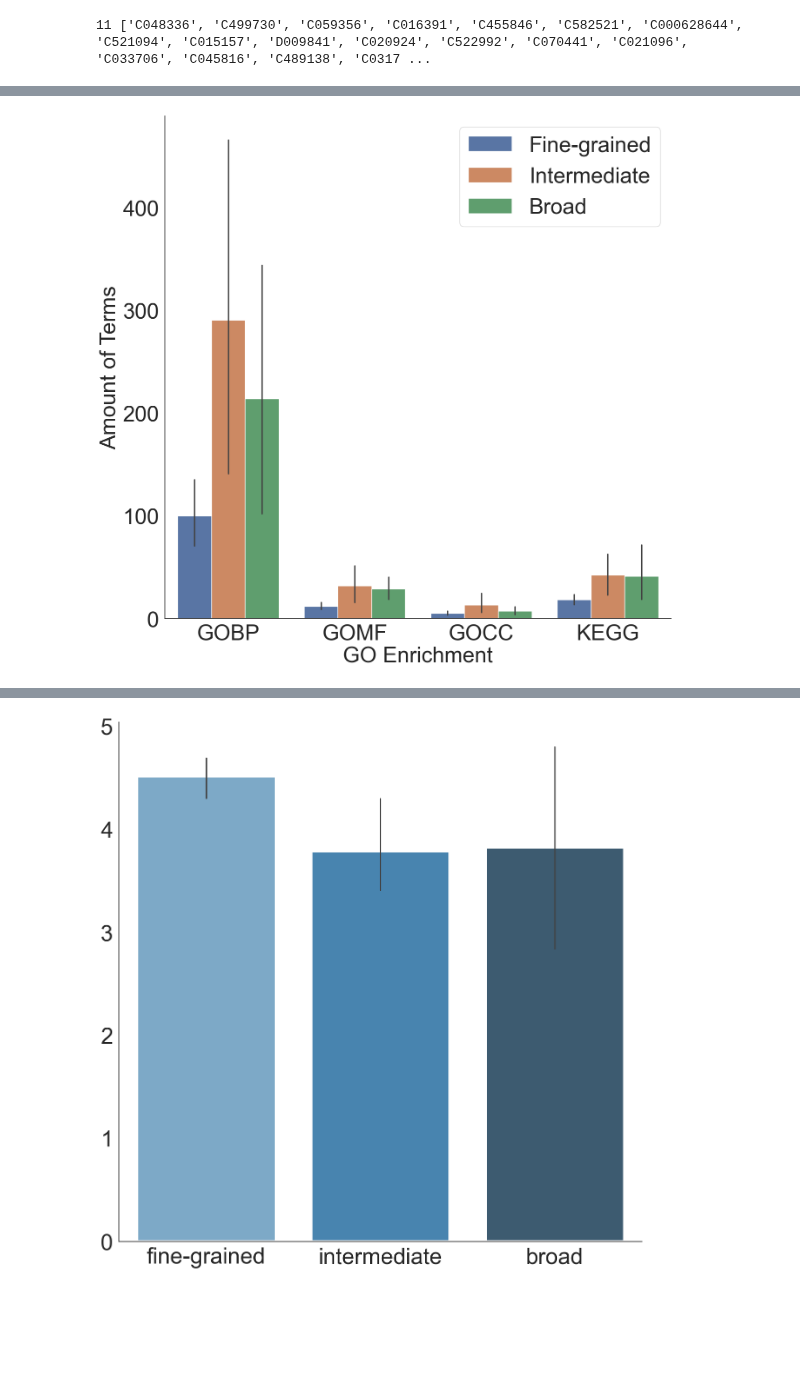
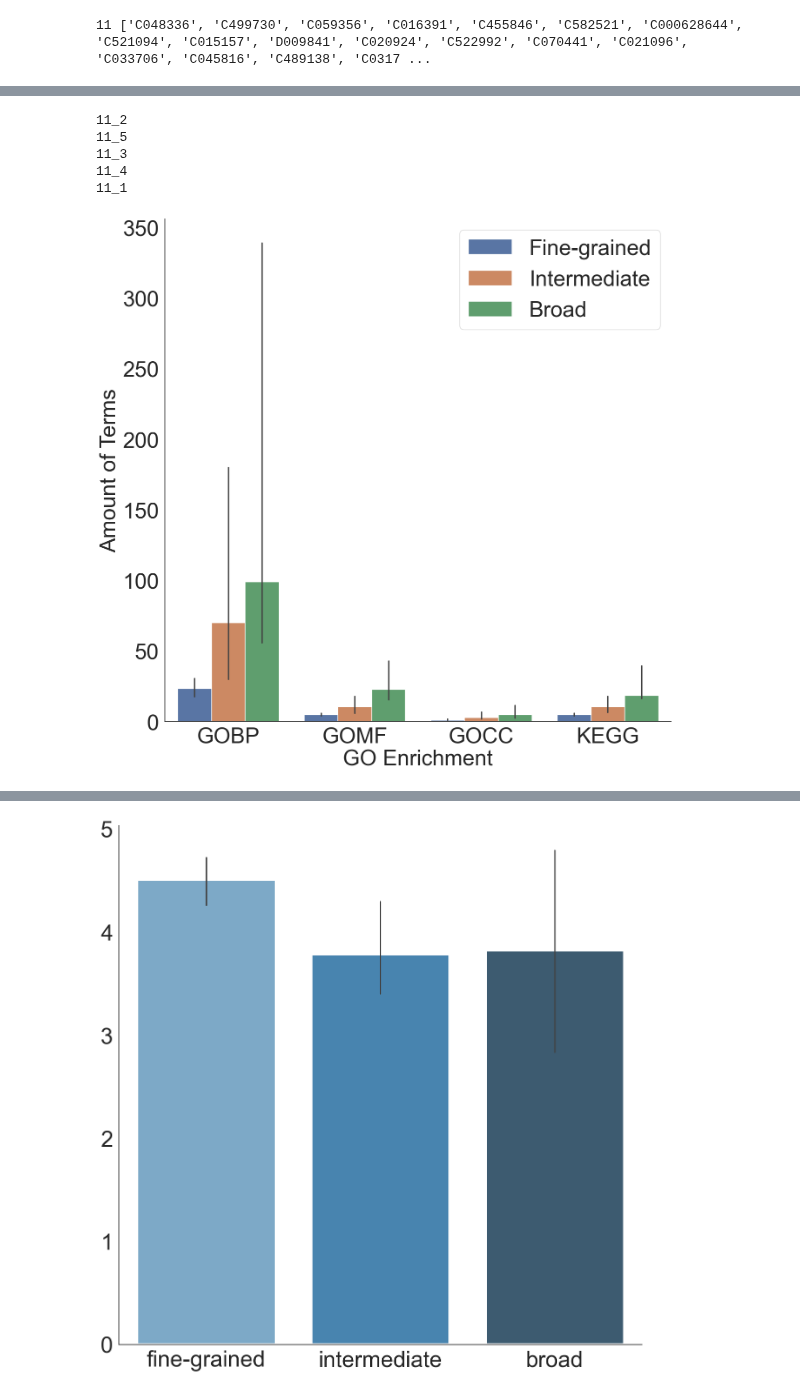
Before and after one commit to menchelab/Exposome, a Jupyter notebook: Exp_fin_4_5_Louvain_Cluster_weighted.ipynb, the cells around one changed output, grey strips where cells are left out. Cells and saved outputs as stored; diff of their text form; code cells hidden in the pictures; blank space fills up the shorter version.

Commit message:
EEN Communities Enrichment

```diff
--- a/Exp_fin_4_5_Louvain_Cluster_weighted.ipynb
+++ b/Exp_fin_4_5_Louvain_Cluster_weighted.ipynb
@@ -202,7 +202,7 @@ def sample_connected_component(graph, sample_size):
     return subgraph
 
 # Sample a connected component of desired size
-sample_size = 2000
+sample_size = 100
 
 try:
     subgraph = sample_connected_component(bipartite_G, sample_size)
@@ -958,11 +1051,21 @@ for com, explsit in broad_communities_dict.items():
+# %%
+for k in middle_communities_dict.keys():
+    if '11_' in k:
+        print(k)
+# %% [output]
+11_2
+11_5
+11_3
+11_4
+11_1
 # %%
-with open('output/Communities/Louvain/ji_fine_grained_communities_dict.pickle', 'rb') as handle:
+with open('output/Communities/Louvain/weighted_ji_fine_grained_communities_dict.pickle', 'rb') as handle:
     ee_first_louvain_iteration_exposures = pk.load(handle)
 
-with open('output/Communities/Louvain/ji_middle_communities_dict.pickle', 'rb') as handle:
+with open('output/Communities/Louvain/weighted_ji_middle_communities_dict.pickle', 'rb') as handle:
     ee_second_louvain_iteration_exposures = pk.load(handle)
 
-with open('output/Communities/Louvain/ji_broad_communities_dict.pickle', 'rb') as handle:
+with open('output/Communities/Louvain/weighted_ji_broad_communities_dict.pickle', 'rb') as handle:
     ee_third_louvain_iteration_exposures = pk.load(handle)
 
 
@@ -1063,7 +1166,7 @@ for com,explist in ee_first_louvain_iteration_exposures.items():
     gene_list=[]
     rank_genelist=[]
     if len(explist)>1:
-        G_sub = nx.subgraph(backbone_ss_exposure_network,explist)   #let's create the subgraph corresponding to the cluster
+        G_sub = nx.subgraph(filtered_weighted_exp_graph_significant,explist)   #let's create the subgraph corresponding to the cluster
         for edge in G_sub.edges():
             overlap_geneset=chem_gene_cleaned[edge[0]] & chem_gene_cleaned[edge[1]]
             for gene in overlap_geneset:
@@ -1089,7 +1192,7 @@ for com,explist in ee_second_louvain_iteration_exposures.items():
     gene_list=[]
     rank_genelist=[]
     if len(explist)>1:
-        G_sub = nx.subgraph(backbone_ss_exposure_network,explist)   #let's create the subgraph corresponding to the cluster
+        G_sub = nx.subgraph(filtered_weighted_exp_graph_significant,explist)   #let's create the subgraph corresponding to the cluster
         for edge in G_sub.edges():
             overlap_geneset=chem_gene_cleaned[edge[0]] & chem_gene_cleaned[edge[1]]
             for gene in overlap_geneset:
@@ -1115,7 +1218,7 @@ for com,explist in ee_third_louvain_iteration_exposures.items():
     gene_list=[]
     rank_genelist=[]
     if len(explist)>1:
-        G_sub = nx.subgraph(backbone_ss_exposure_network,explist)   #let's create the subgraph corresponding to the cluster
+        G_sub = nx.subgraph(filtered_weighted_exp_graph_significant,explist)   #let's create the subgraph corresponding to the cluster
         for edge in G_sub.edges():
             overlap_geneset=chem_gene_cleaned[edge[0]] & chem_gene_cleaned[edge[1]]
             for gene in overlap_geneset:
@@ -1567,36 +1670,36 @@ for i in broad_communities_gocc_len:
     num_terms_list.append(i)
     level_list.append("Broad")
 
 for i in broad_communities_kegg_len:
     status_list.append("KEGG")
     num_terms_list.append(i)
     level_list.append("Broad")
 
 go_com_df['Status']=status_list
 go_com_df['Enriched Terms']=num_terms_list
 go_com_df['Hierarchy']=level_list
 
 
 # Create a boxplot using seaborn
 fig, ax = plt.subplots(figsize=(15, 15))
 sns.set(style="white")
 
-g=sns.barplot(x='Status', y='Enriched Terms', hue='Hierarchy', data=go_com_df)
+g=sns.barplot(x='Status', y='Enriched Terms', hue='Hierarchy', estimator='median',data=go_com_df)
 #g.set_yscale("log")
 ax.spines['top'].set_visible(False)
 ax.spines['right'].set_visible(False)
 ax.spines['bottom'].set_visible(True)
 ax.spines['left'].set_visible(True)
 ax.set_yticklabels([int(i) for i in list(ax.get_yticks())], size=36)
 plt.xticks(fontsize=36)
 
 plt.xlabel('GO Enrichment', fontsize=36)
 plt.ylabel('Amount of Terms', fontsize=36)
 plt.legend(fontsize=36)
-#plt.savefig('output/Figures/Fig2D.pdf', format='pdf', dpi=300, bbox_inches="tight")
+plt.savefig('output/Figures/Fig2D_v01_post_rev.pdf', format='pdf', dpi=300, bbox_inches="tight")
 plt.show()
 # %% [output]
-[figure, old version]
+[figure, new version]
 # %%
 #Here, we will define a funnction that calculates the lcc for each set of terms in the GO tree to check for the
 #cohesiveness of the enrichment terms in each community
```
Also changed, not shown: parts of 36 cells of this notebook, 5 other files.
